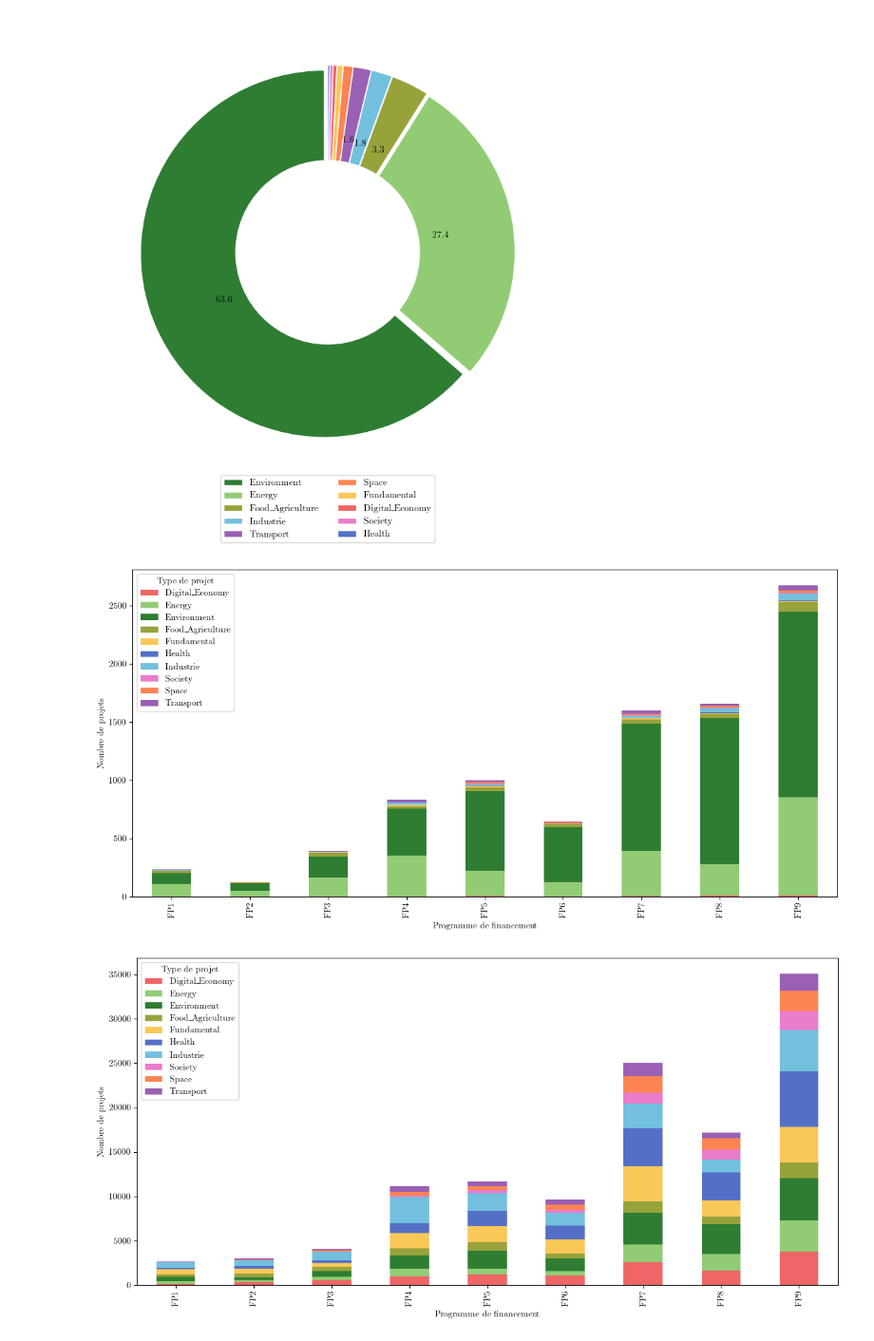
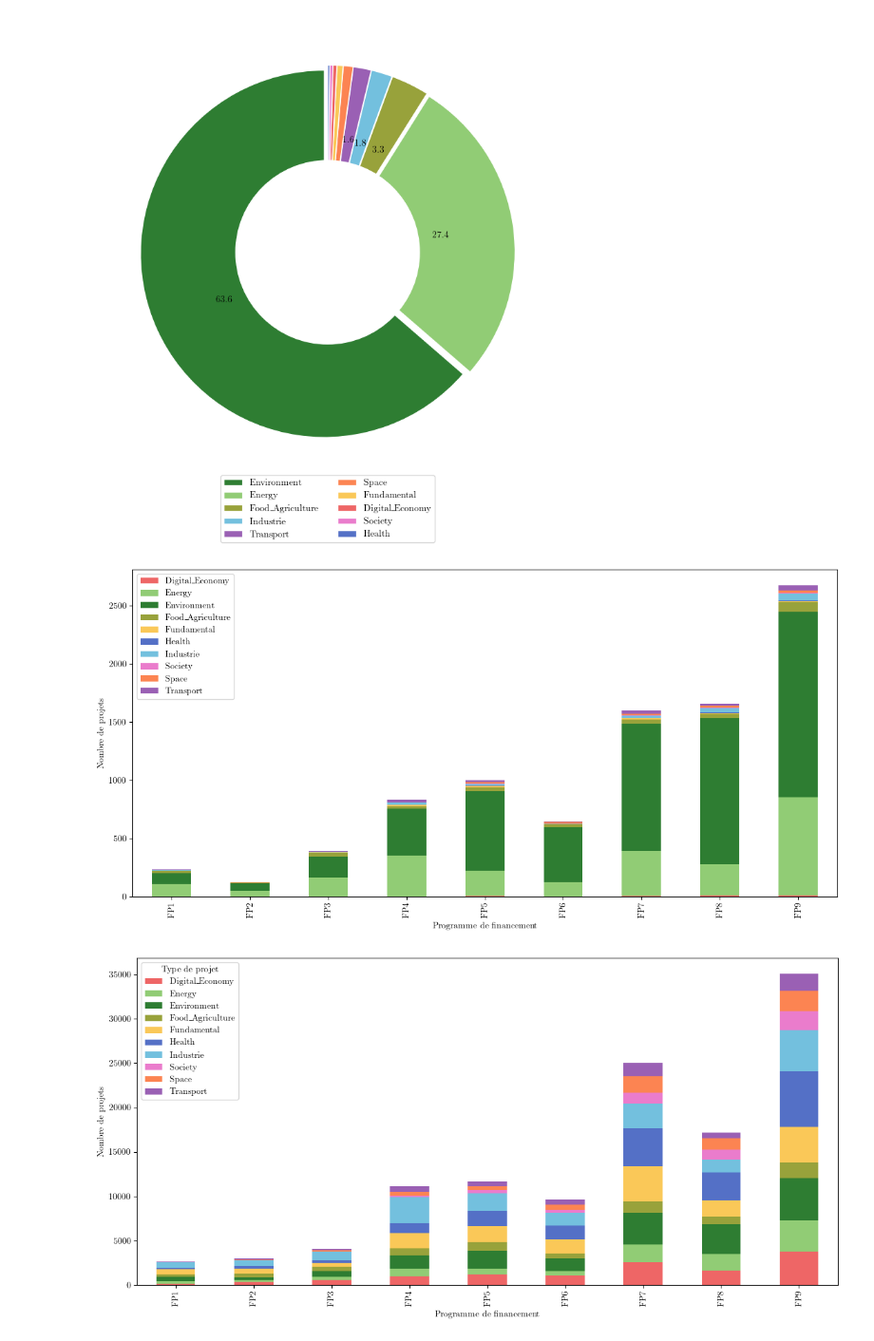
Before and after one commit to RobinBARS/AAP_MAE, a Jupyter notebook: archive.ipynb, the cells around one changed output. Shown: that part at 95% size. Saved outputs shown, nothing was run; the diff lists cells and outputs as text; code cells hidden in the pictures.

```diff
--- a/archive.ipynb
+++ b/archive.ipynb
@@ -30,4 +27,4 @@ The autoreload extension is already loaded. To reload it, use:
 # %%
-root_path = "./ARCHIVES"
+root_path = "./CSV"
 # %%
-df = pd.read_csv(os.path.join(root_path,"FP1_9_v3.csv"), low_memory = False)
+df = pd.read_csv(os.path.join(root_path,"FP_v3.csv"), low_memory = False)
@@ -217,22 +211,22 @@ plt.show()
 # %%
 df_climate = df[df["is_climate_related"] == True]
 df_count = df_climate.groupby(['frameworkProgramme', 'type_de_projet']).size().reset_index(name='count')
 pivot_df = df_count.pivot(index='frameworkProgramme', columns='type_de_projet', values='count').fillna(0)
 
 # Réorganiser les couleurs selon l'ordre des colonnes
 ordered_labels = pivot_df.columns.tolist()
 colors = [u.color_dict.get(label, "#cccccc") for label in ordered_labels]
 
 pivot_df.plot(kind='bar', stacked=True, figsize=(12, 6), color=colors)
 
 plt.ylabel('Nombre de projets')
 plt.xlabel('Programme de financement')
-plt.legend(title='Type de projet')
+plt.legend()
 plt.tight_layout()
 # plt.savefig("./exports/project_number_by_domain_byFP.pdf")
 plt.show()
 # %% [output]
-[figure, old version]
+[figure, new version]
 # %%
 df_count = df.groupby(['frameworkProgramme', 'type_de_projet']).size().reset_index(name='count')
 pivot_df = df_count.pivot(index='frameworkProgramme', columns='type_de_projet', values='count').fillna(0)
```
Also changed, not shown: parts of 7 cells of this notebook, 1 other file.
